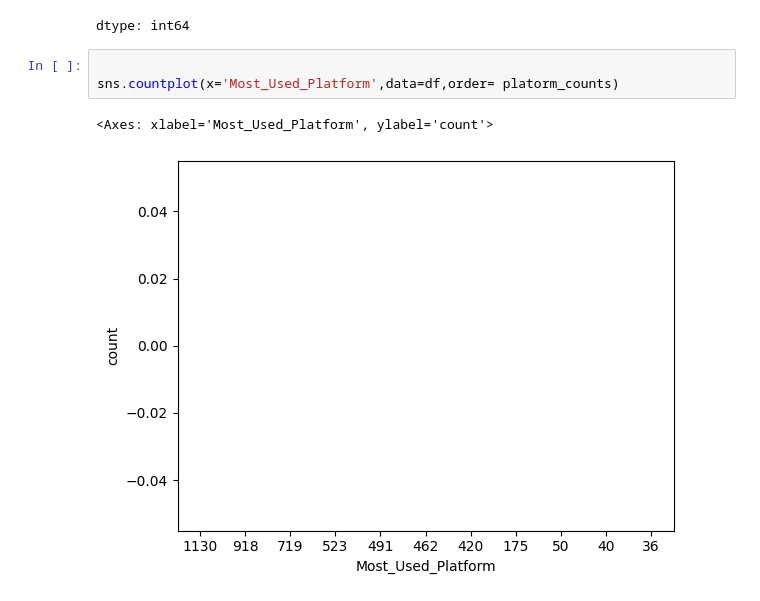
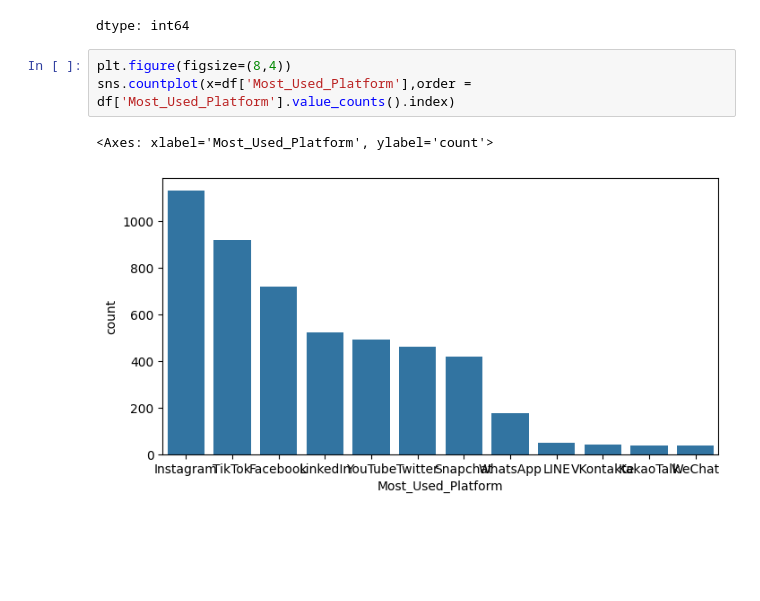
Before and after one commit to Sarthak-Rajvaidya/Mental_Health_Score, a Jupyter notebook: ML_Project_mental_health_score.ipynb, the cells around one changed output. Saved outputs shown, nothing was run; the diff lists cells and outputs as text; blank space fills up the shorter version.

Commit message:
Project ML : done with EDA,Data Cleaning,Skewness and feature enhinerring

```diff
--- a/ML_Project_mental_health_score.ipynb
+++ b/ML_Project_mental_health_score.ipynb
@@ -154,9 +154,9 @@ platorm_counts
 | KakaoTalk | 36 |
 | WeChat | 36 |
 dtype: int64
-# %%
-
-sns.countplot(x='Most_Used_Platform',data=df,order= platorm_counts)
-# %% [output]
-<Axes: xlabel='Most_Used_Platform', ylabel='count'>
-[figure, removed]
+# %%
+plt.figure(figsize=(8,4))
+sns.countplot(x=df['Most_Used_Platform'],order = df['Most_Used_Platform'].value_counts().index)
+# %% [output]
+<Axes: xlabel='Most_Used_Platform', ylabel='count'>
+[figure, added]
```
Also changed, not shown: parts of 8 cells of this notebook.
